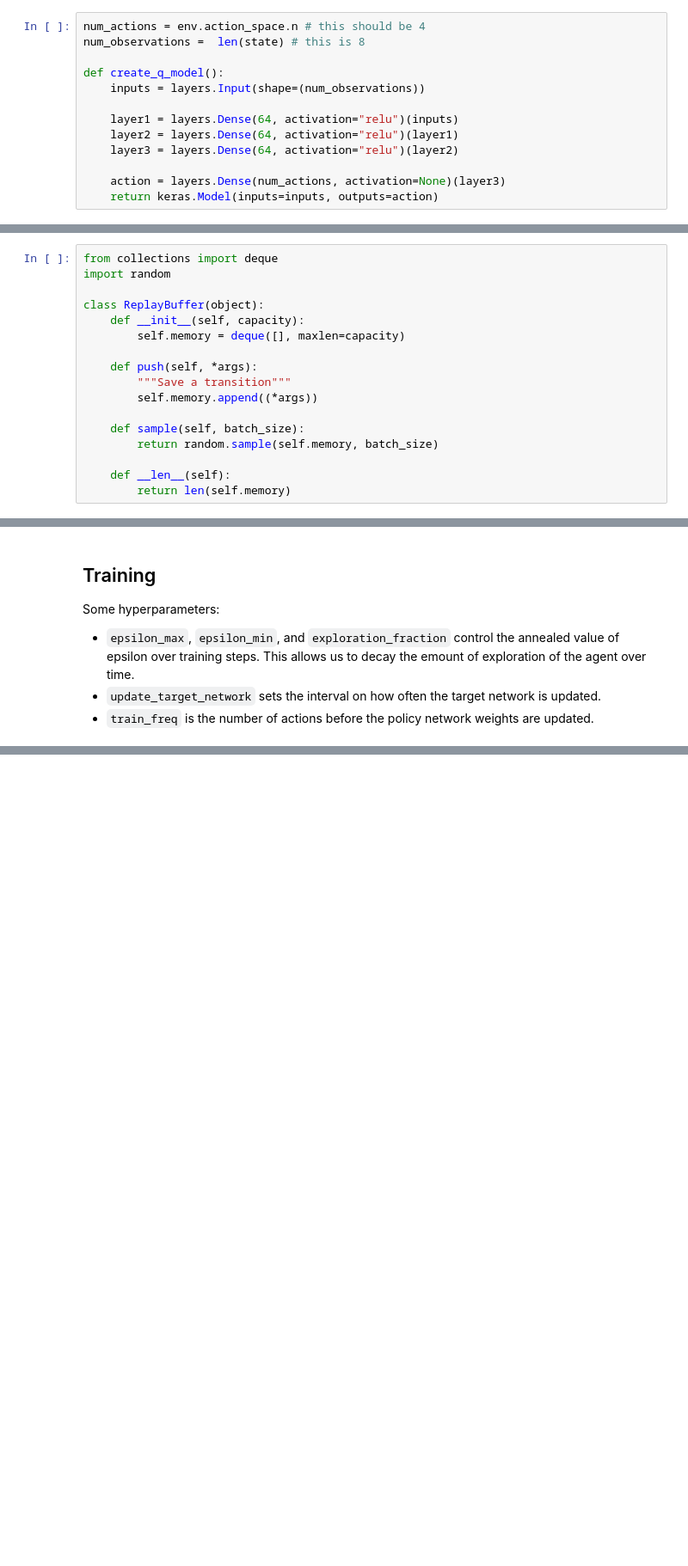
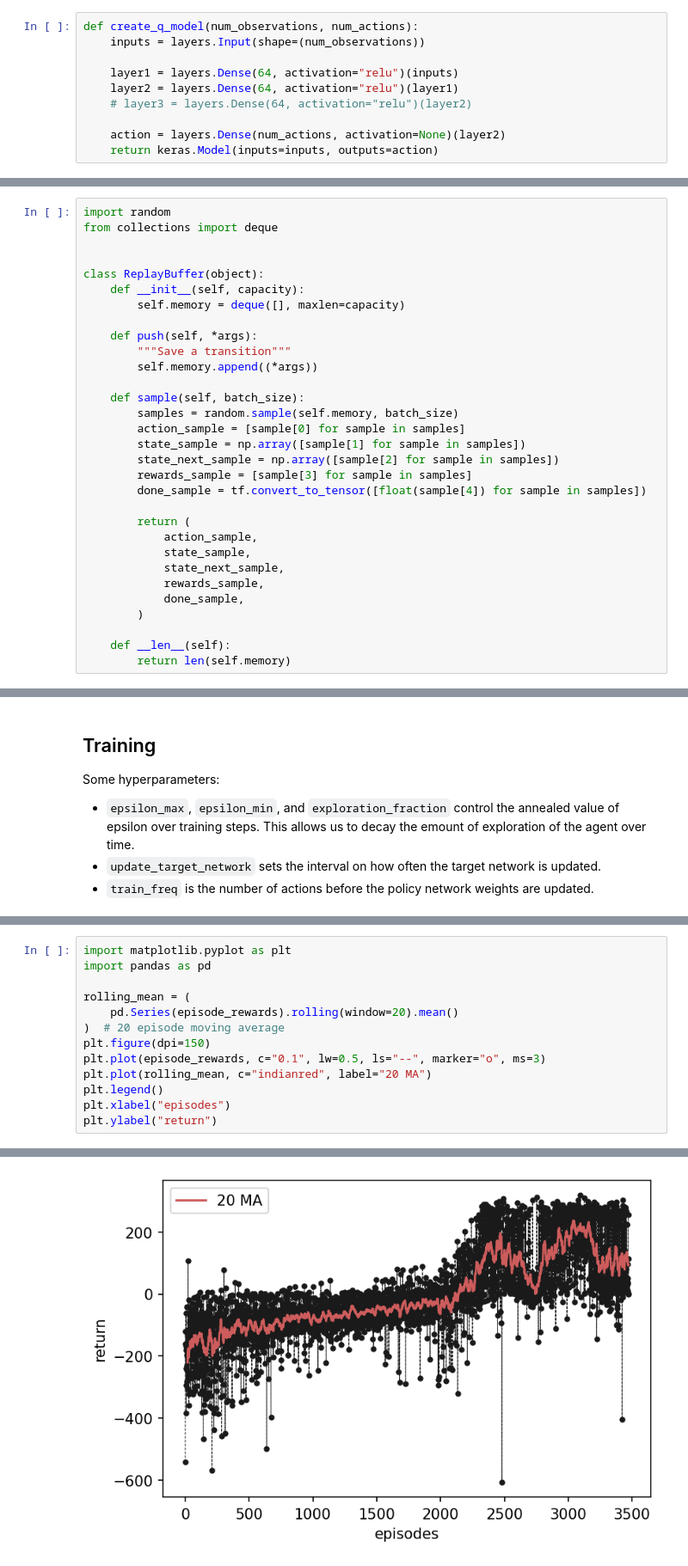
Before and after one commit to temetski/msds-ml3-rl, a Jupyter notebook: 02_Deep_Q-Learning.ipynb, the cells around one changed output, grey strips where cells are left out. Shown: that part at 86% size. Saved outputs shown, nothing was run; the diff lists cells and outputs as text; blank space fills up the shorter version.

```diff
--- a/02_Deep_Q-Learning.ipynb
+++ b/02_Deep_Q-Learning.ipynb
@@ -72,17 +69,14 @@ It has four outputs, representing $Q(s, \mathrm{do nothing})$,
 $Q(s, \mathrm{fire left})$, $Q(s, \mathrm{fire main})$, and $Q(s, \mathrm{fire right})$.
 In effect, the network is trying to predict the *expected return* of taking each action given the current input.
 # %%
-num_actions = env.action_space.n # this should be 4
-num_observations =  len(state) # this is 8
-
-def create_q_model():
+def create_q_model(num_observations, num_actions):
     inputs = layers.Input(shape=(num_observations))
 
     layer1 = layers.Dense(64, activation="relu")(inputs)
     layer2 = layers.Dense(64, activation="relu")(layer1)
-    layer3 = layers.Dense(64, activation="relu")(layer2)
+    # layer3 = layers.Dense(64, activation="relu")(layer2)
 
-    action = layers.Dense(num_actions, activation=None)(layer3)
+    action = layers.Dense(num_actions, activation=None)(layer2)
     return keras.Model(inputs=inputs, outputs=action)
 # %% [markdown]
 ## Replay Buffer
@@ -95,8 +89,9 @@ It has been shown that this greatly stabilizes and improves the DQN training pro
 
 The replay buffer is a first-in-first-out (FIFO) storage with finite capacity, which we will implement as a `deque`.
 # %%
+import random
 from collections import deque
-import random
+
 
 class ReplayBuffer(object):
     def __init__(self, capacity):
@@ -107,7 +102,20 @@ class ReplayBuffer(object):
         self.memory.append((*args))
 
     def sample(self, batch_size):
-        return random.sample(self.memory, batch_size)
+        samples = random.sample(self.memory, batch_size)
+        action_sample = [sample[0] for sample in samples]
+        state_sample = np.array([sample[1] for sample in samples])
+        state_next_sample = np.array([sample[2] for sample in samples])
+        rewards_sample = [sample[3] for sample in samples]
+        done_sample = tf.convert_to_tensor([float(sample[4]) for sample in samples])
+
+        return (
+            action_sample,
+            state_sample,
+            state_next_sample,
+            rewards_sample,
+            done_sample,
+        )
 
     def __len__(self):
         return len(self.memory)
@@ -336,0 +352,14 @@ We will save this trained model for reuse later (as it takes some time to train
+# %%
+import matplotlib.pyplot as plt
+import pandas as pd
+
+rolling_mean = (
+    pd.Series(episode_rewards).rolling(window=20).mean()
+)  # 20 episode moving average
+plt.figure(dpi=150)
+plt.plot(episode_rewards, c="0.1", lw=0.5, ls="--", marker="o", ms=3)
+plt.plot(rolling_mean, c="indianred", label="20 MA")
+plt.legend()
+plt.xlabel("episodes")
+plt.ylabel("return")
+# %% [output]
@@ -336,0 +367 @@ We will save this trained model for reuse later (as it takes some time to train
+[figure, added]
```
Also changed, not shown: parts of 12 cells of this notebook.
